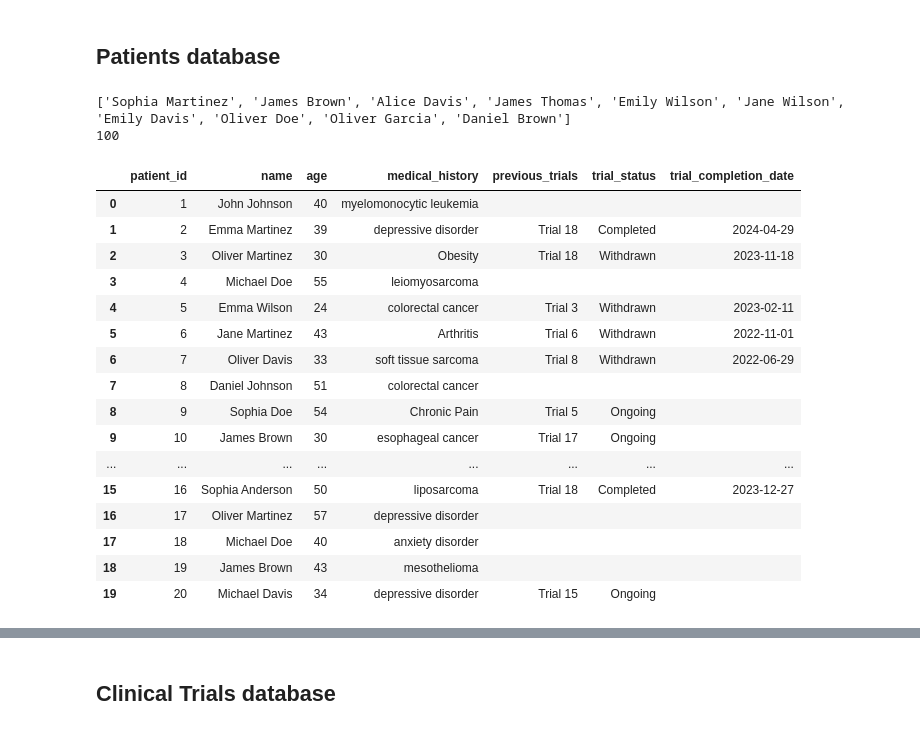
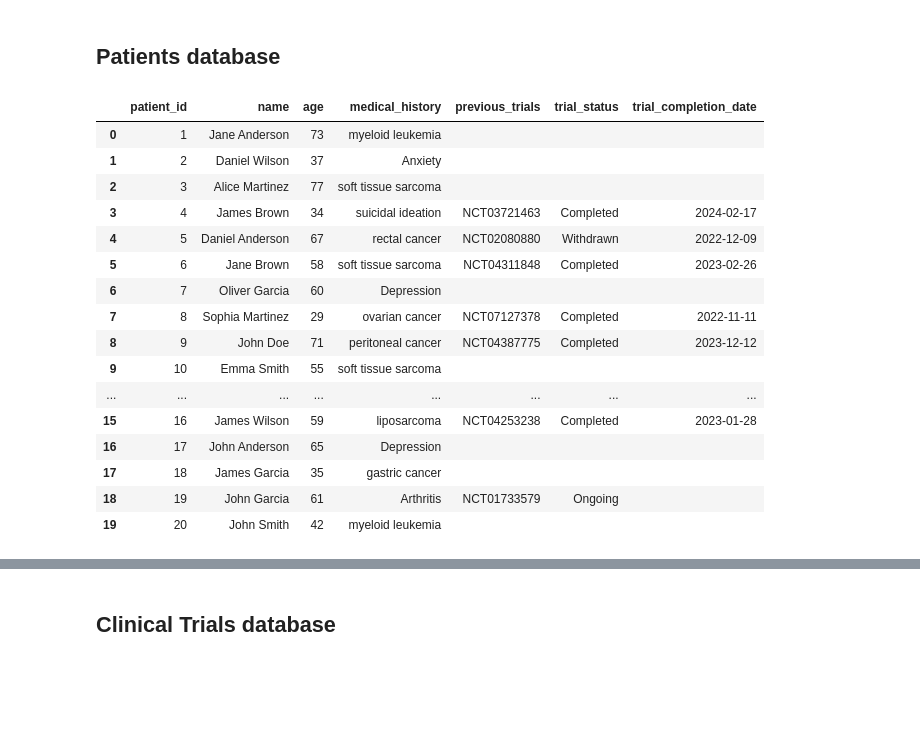
Before and after one commit to bab-git/llm-tutorials, a Jupyter notebook: notebooks/Agents_and_Tools/llm_agents_pharma.ipynb, the cells around one changed output, grey strips where cells are left out. Cells and saved outputs as stored; diff of their text form; code cells hidden in the pictures; blank space fills up the shorter version.

```diff
--- a/notebooks/Agents_and_Tools/llm_agents_pharma.ipynb
+++ b/notebooks/Agents_and_Tools/llm_agents_pharma.ipynb
@@ -125,12 +133,13 @@ def nprint(text, indent=2):
 # %%
 import pandas as pd
 from datetime import datetime, timedelta
+import numpy as np
+import json
+import random
 
 # Generate the sample data again for display
 columns = ["patient_id", "name", "age", "medical_history", "previous_trials", "trial_status", "trial_completion_date"]
 data = []
-
-import random
 
 # Given names and surnames
 names = ["John", "Jane", "Alice", "Michael", "Emily", "Daniel", "Sophia", "James", "Emma", "Oliver"]
@@ -147,18 +156,6 @@ unique_names = combinations[:100]
 
 # Generate the full names
 full_names = [f"{name} {surname}" for name, surname in unique_names]
-
-# Display the first few full names for verification
-print(full_names[:10])
-
-# Optionally, you can also display all 100 unique full names
-# print(len(full_names))
-# unique entries of list full_names
-print(len(set(full_names)))
-
-
-import numpy as np
-import json
 
 with open('../../source_data/diseases_list.json', 'r') as file:
         trial_diseases =  json.load(file)
@@ -179,49 +176,47 @@ def random_date(start, end):
 start_date = datetime.now() - timedelta(days=365 * 2)
 # start_date = datetime(2020, 1, 1)
 
 # end_date must be a month before now
 end_date = datetime.now() - timedelta(days=10)
 # end_date = datetime(2023, 1, 1)
 
 for i in range(1, 101):
     name = random.choice(full_names)
     age = random.randint(20, 80)
     medical_history = random.choice(all_conditions)
 
     if random.choice([True, False]):
-        previous_trials = f"Trial {random.randint(1, 20)}"
+        previous_trials = f"NCT0{random.randint(1000000, 9999999)}"
         trial_status = random.choice(trial_statuses)
         trial_completion_date = random_date(start_date, end_date).strftime('%Y-%m-%d')
     else:
         previous_trials = ""
         trial_status = ""
         trial_completion_date = ""
     if trial_status == "Ongoing":
         trial_completion_date = ""
 
     data.append((i, name, age, medical_history, previous_trials, trial_status, trial_completion_date))
 
 df = pd.DataFrame(data, columns=columns)
 # save df to csv
 df.to_csv("patients.csv", index=False)
 df.head(20)
 # %% [output]
-['Sophia Martinez', 'James Brown', 'Alice Davis', 'James Thomas', 'Emily Wilson', 'Jane Wilson', 'Emily Davis', 'Oliver Doe', 'Oliver Garcia', 'Daniel Brown']
-100
 |  | patient_id | name | age | medical_history | previous_trials | trial_status | trial_completion_date |
-| 0 | 1 | John Johnson | 40 | myelomonocytic leukemia |  |  |  |
-| 1 | 2 | Emma Martinez | 39 | depressive disorder | Trial 18 | Completed | 2024-04-29 |
-| 2 | 3 | Oliver Martinez | 30 | Obesity | Trial 18 | Withdrawn | 2023-11-18 |
-| 3 | 4 | Michael Doe | 55 | leiomyosarcoma |  |  |  |
-| 4 | 5 | Emma Wilson | 24 | colorectal cancer | Trial 3 | Withdrawn | 2023-02-11 |
-| 5 | 6 | Jane Martinez | 43 | Arthritis | Trial 6 | Withdrawn | 2022-11-01 |
-| 6 | 7 | Oliver Davis | 33 | soft tissue sarcoma | Trial 8 | Withdrawn | 2022-06-29 |
-| 7 | 8 | Daniel Johnson | 51 | colorectal cancer |  |  |  |
-| 8 | 9 | Sophia Doe | 54 | Chronic Pain | Trial 5 | Ongoing |  |
-| 9 | 10 | James Brown | 30 | esophageal cancer | Trial 17 | Ongoing |  |
+| 0 | 1 | Jane Anderson | 73 | myeloid leukemia |  |  |  |
+| 1 | 2 | Daniel Wilson | 37 | Anxiety |  |  |  |
+| 2 | 3 | Alice Martinez | 77 | soft tissue sarcoma |  |  |  |
+| 3 | 4 | James Brown | 34 | suicidal ideation | NCT03721463 | Completed | 2024-02-17 |
+| 4 | 5 | Daniel Anderson | 67 | rectal cancer | NCT02080880 | Withdrawn | 2022-12-09 |
+| 5 | 6 | Jane Brown | 58 | soft tissue sarcoma | NCT04311848 | Completed | 2023-02-26 |
+| 6 | 7 | Oliver Garcia | 60 | Depression |  |  |  |
+| 7 | 8 | Sophia Martinez | 29 | ovarian cancer | NCT07127378 | Completed | 2022-11-11 |
+| 8 | 9 | John Doe | 71 | peritoneal cancer | NCT04387775 | Completed | 2023-12-12 |
+| 9 | 10 | Emma Smith | 55 | soft tissue sarcoma |  |  |  |
 | ... | ... | ... | ... | ... | ... | ... | ... |
-| 15 | 16 | Sophia Anderson | 50 | liposarcoma | Trial 18 | Completed | 2023-12-27 |
-| 16 | 17 | Oliver Martinez | 57 | depressive disorder |  |  |  |
-| 17 | 18 | Michael Doe | 40 | anxiety disorder |  |  |  |
-| 18 | 19 | James Brown | 43 | mesothelioma |  |  |  |
-| 19 | 20 | Michael Davis | 34 | depressive disorder | Trial 15 | Ongoing |  |
+| 15 | 16 | James Wilson | 59 | liposarcoma | NCT04253238 | Completed | 2023-01-28 |
+| 16 | 17 | John Anderson | 65 | Depression |  |  |  |
+| 17 | 18 | James Garcia | 35 | gastric cancer |  |  |  |
+| 18 | 19 | John Garcia | 61 | Arthritis | NCT01733579 | Ongoing |  |
+| 19 | 20 | John Smith | 42 | myeloid leukemia |  |  |  |
```
Also changed, not shown: parts of 59 cells of this notebook, 3 other files.
